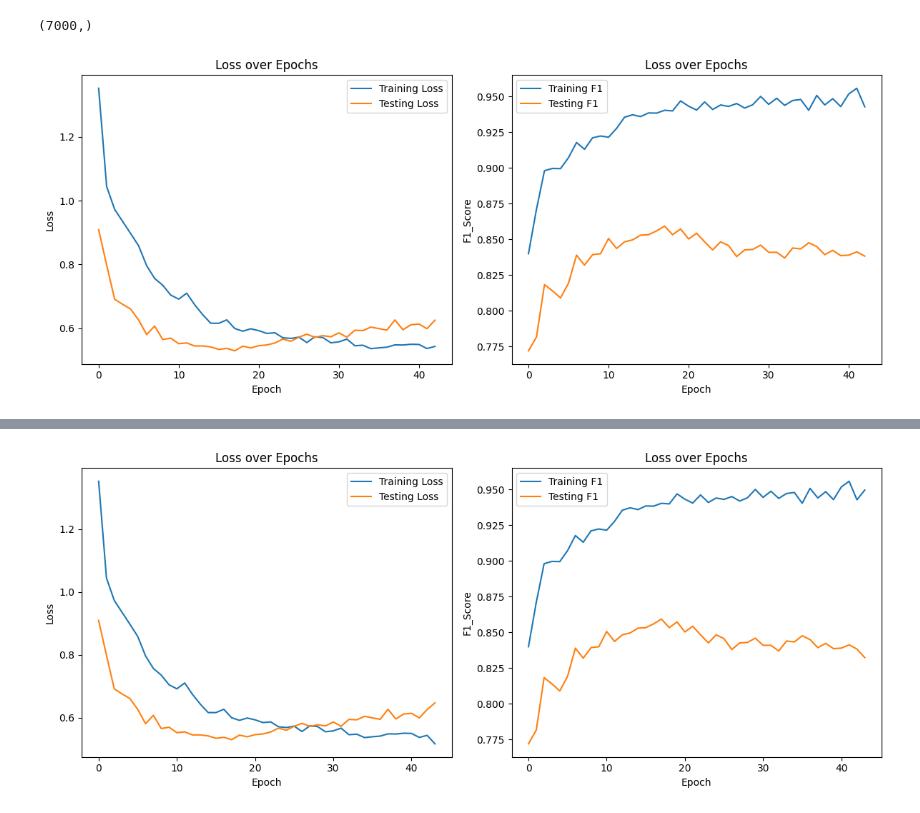
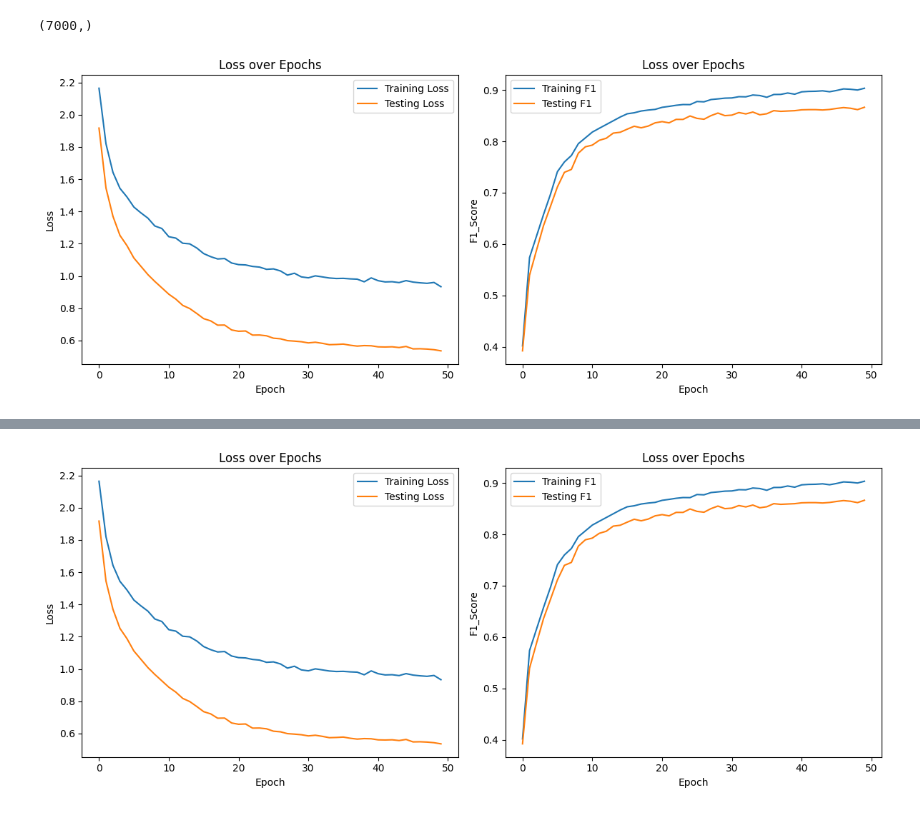
Before and after one commit to Featherless-bipod/balance_arduino, a Jupyter notebook: run.ipynb, the cells around one changed output, grey strips where cells are left out. Drawn from its saved outputs; the diff is of its cells as text; code cells hidden in the pictures.

Commit message:
tuned parameters

```diff
--- a/run.ipynb
+++ b/run.ipynb
@@ -36,7 +38,7 @@ test_loader = DataLoader(test_dataset, shuffle=False)
 # %%
 model = m.MLPmodel(784,10,10)
 criterion = nn.CrossEntropyLoss()
-optimizer = optimizer = torch.optim.Adam(model.parameters(), lr=0.001, weight_decay= 1e-5)
+optimizer = optimizer = torch.optim.Adam(model.parameters(), lr=0.0001, weight_decay= 1e-5)
 m.train_model(model,criterion, optimizer, train_loader,test_loader)
 # %% [output]
-[figure, old version]
+[figure, new version]
@@ -44 +46 @@ KeyboardInterrupt:
-[figure, old version]
+[figure, new version]
```
Also changed, not shown: parts of 2 cells of this notebook, 1 other file.
